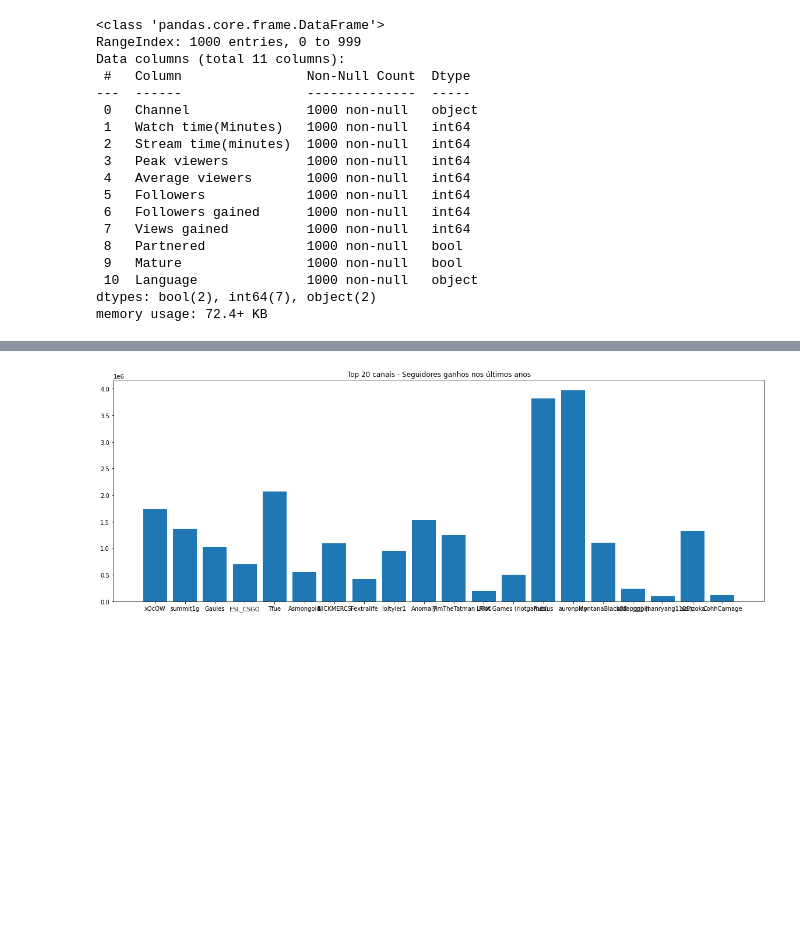
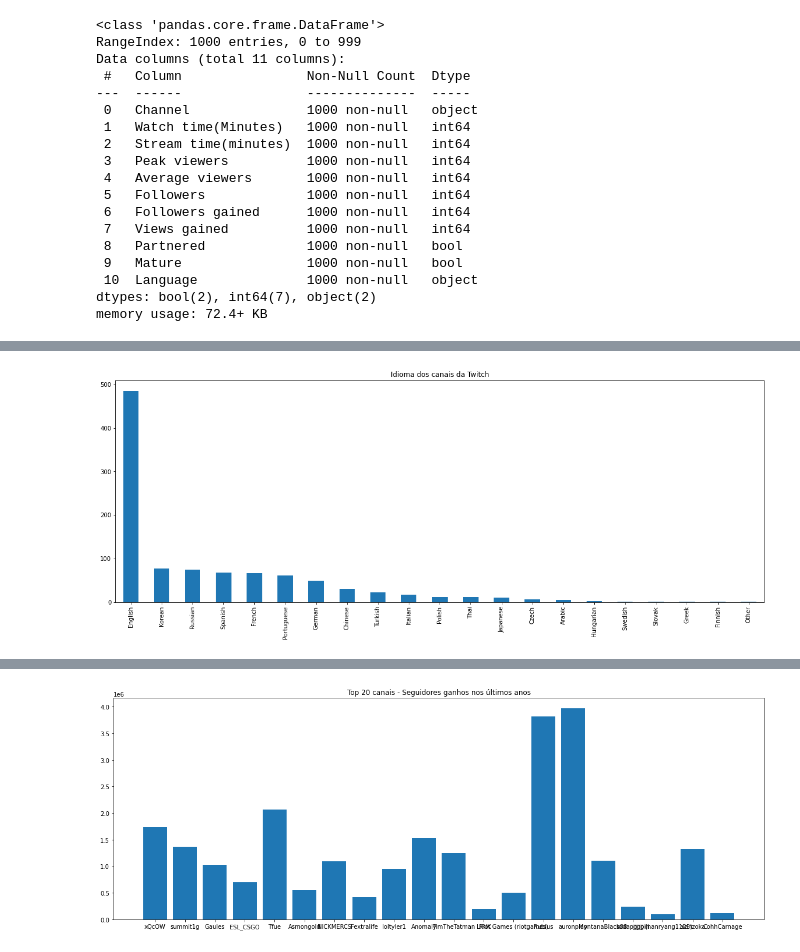
Before and after one commit to isabellazramos/data-pipeline, a Jupyter notebook: 3 - insights/analise_twitchdata.ipynb, the cells around one changed output, grey strips where cells are left out. Cells and saved outputs as stored; diff of their text form; code cells hidden in the pictures; blank space fills up the shorter version.

```diff
--- a/3 - insights/analise_twitchdata.ipynb
+++ b/3 - insights/analise_twitchdata.ipynb
@@ -73,0 +102,7 @@ df.describe().T
+# %%
+fig = plt.figure(figsize =(20, 7))
+fig = df['Language'].value_counts().plot.bar()
+fig.set_title('Idioma dos canais da Twitch')
+plt.show()
+# %% [output]
+[figure, added]
```
Also changed, not shown: parts of 44 cells of this notebook.
